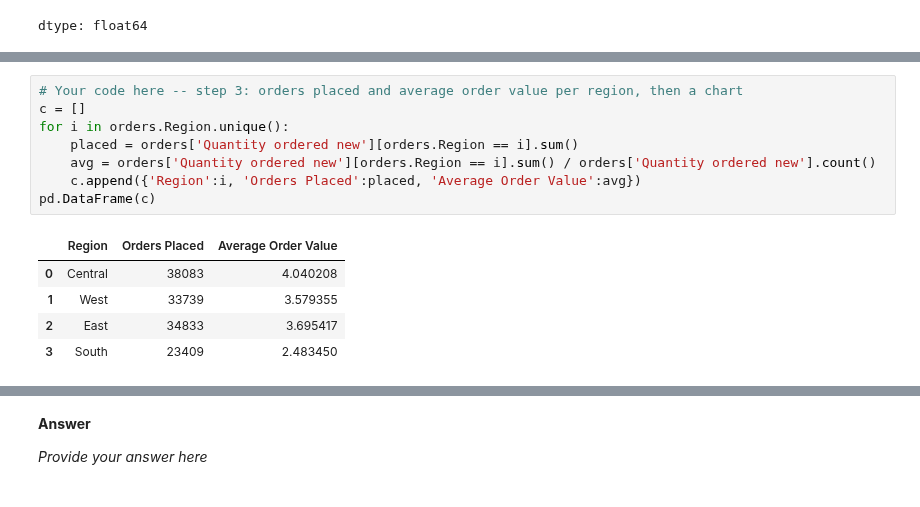
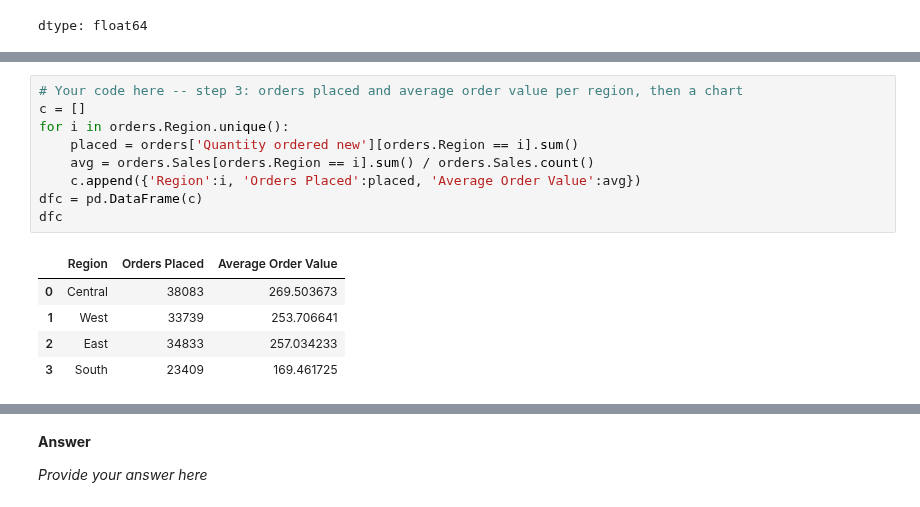
Before and after one commit to laglead/IS834_Fall_2026, a Jupyter notebook: Session 03 - Pandas I - Importing and Exploration/03_Analytics_with_pandas.ipynb, the cells around one changed output, grey strips where cells are left out. Cells and saved outputs as stored; diff of their text form.

```diff
--- a/Session 03 - Pandas I - Importing and Exploration/03_Analytics_with_pandas.ipynb
+++ b/Session 03 - Pandas I - Importing and Exploration/03_Analytics_with_pandas.ipynb
@@ -983,14 +985,15 @@ pd.DataFrame(b)
 # %%
 # Your code here -- step 3: orders placed and average order value per region, then a chart
 c = []
 for i in orders.Region.unique():
     placed = orders['Quantity ordered new'][orders.Region == i].sum()
-    avg = orders['Quantity ordered new'][orders.Region == i].sum() / orders['Quantity ordered new'].count()
+    avg = orders.Sales[orders.Region == i].sum() / orders.Sales.count()
     c.append({'Region':i, 'Orders Placed':placed, 'Average Order Value':avg})
-pd.DataFrame(c)
+dfc = pd.DataFrame(c)
+dfc
 # %% [output]
 |  | Region | Orders Placed | Average Order Value |
-| 0 | Central | 38083 | 4.040208 |
-| 1 | West | 33739 | 3.579355 |
-| 2 | East | 34833 | 3.695417 |
-| 3 | South | 23409 | 2.483450 |
+| 0 | Central | 38083 | 269.503673 |
+| 1 | West | 33739 | 253.706641 |
+| 2 | East | 34833 | 257.034233 |
+| 3 | South | 23409 | 169.461725 |
```
Also changed, not shown: parts of 4 cells of this notebook.
